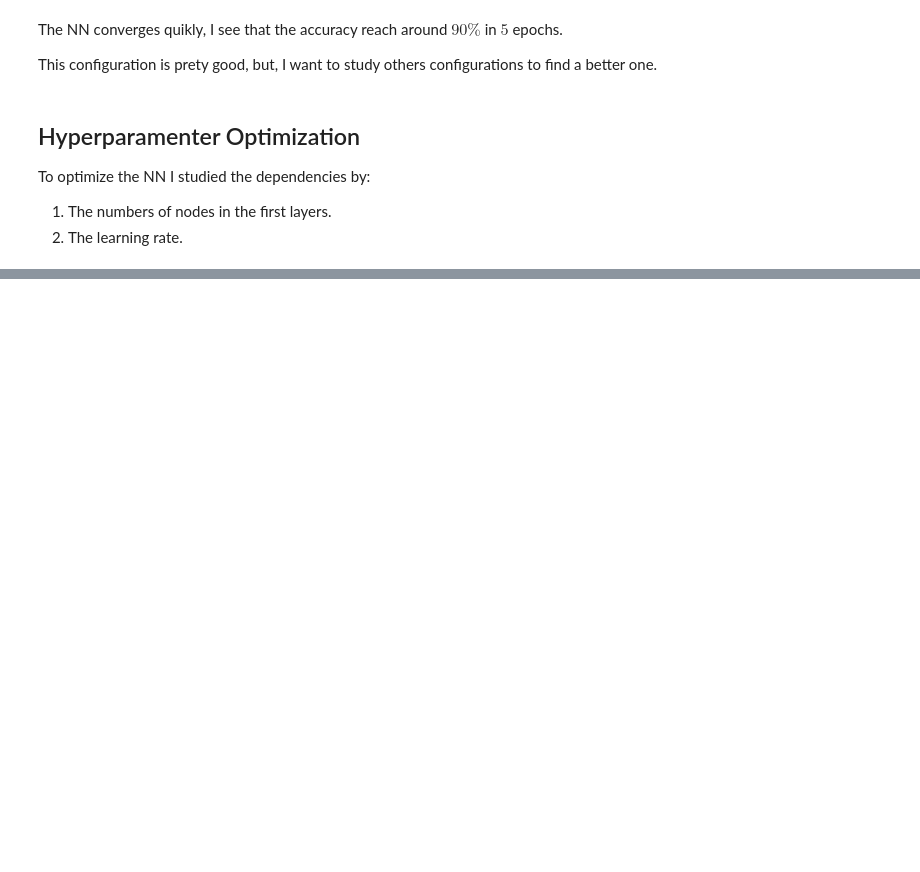
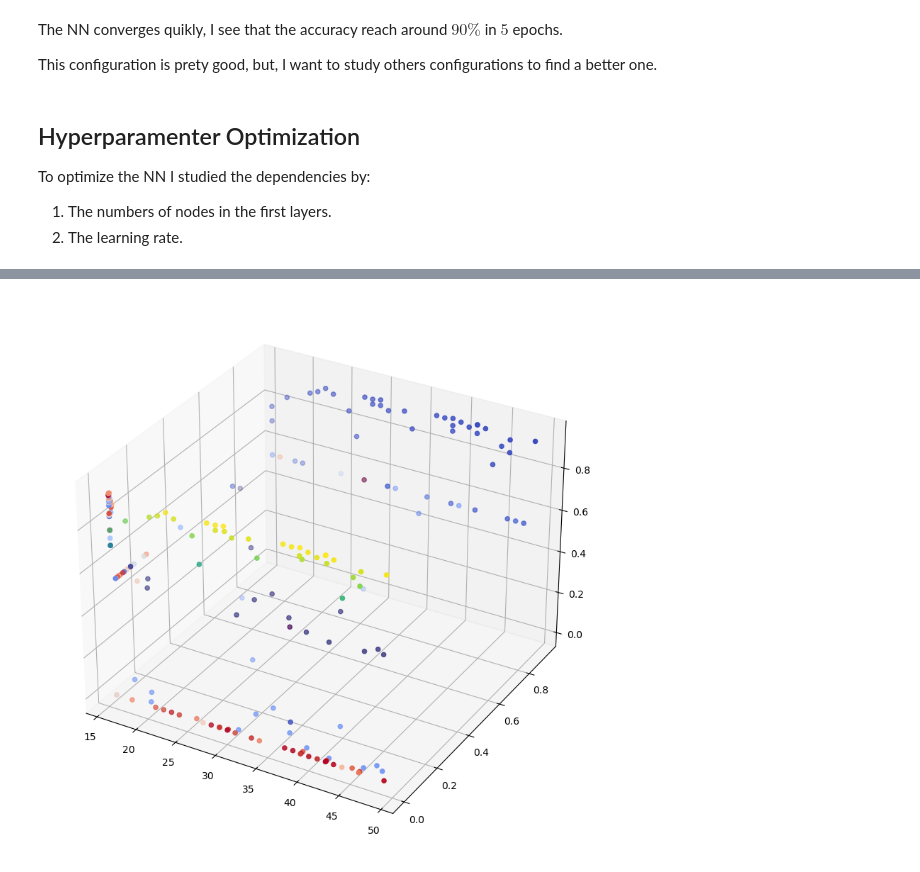
Before and after one commit to sergio-egm/Deep-Learning, a Jupyter notebook: Project/analize.ipynb, the cells around one changed output, grey strips where cells are left out. Saved outputs shown, nothing was run; the diff lists cells and outputs as text; code cells hidden in the pictures; blank space fills up the shorter version.

```diff
--- a/Project/analize.ipynb
+++ b/Project/analize.ipynb
@@ -367,0 +597,14 @@ plt.show()
+# %%
+fig = plt.figure(figsize = (10 , 10))
+ax = fig.add_subplot(111, projection='3d')
+
+ax.scatter(nodes , rates , accs , c = accs)
+
+ax.scatter(nodes , rates , cmap='coolwarm' , c = accs)
+ax.scatter(nodes , [max(rates) for n in nodes] , accs , cmap='coolwarm' , c = rates)
+ax.scatter([min(nodes) for r in rates] , rates , accs , cmap='coolwarm' , c = nodes)
+
+
+plt.show()
+# %% [output]
+[figure, added]
```
Also changed, not shown: parts of 24 cells of this notebook.
